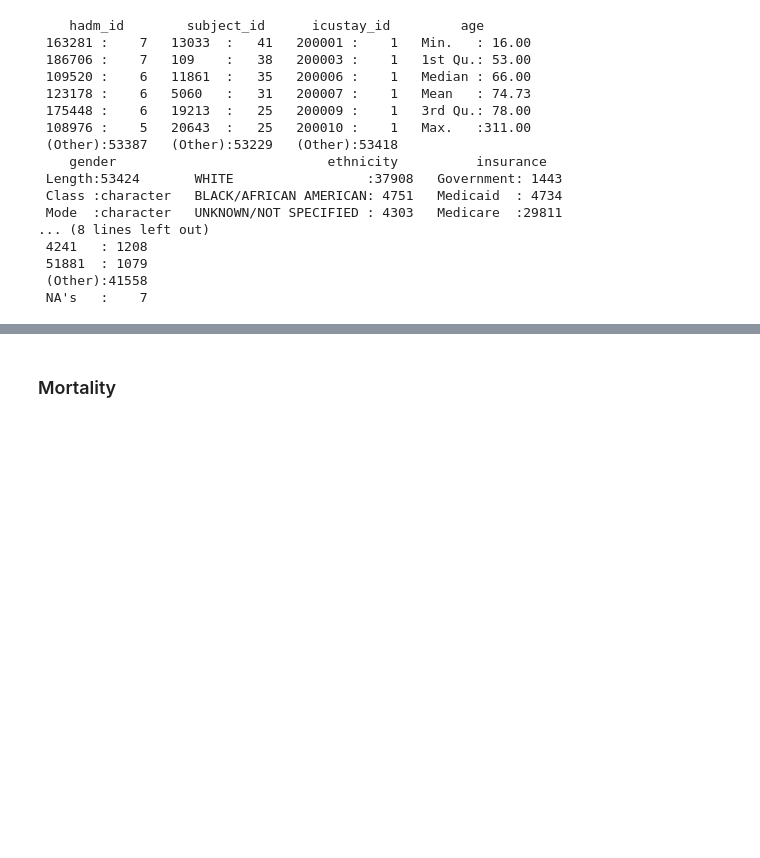
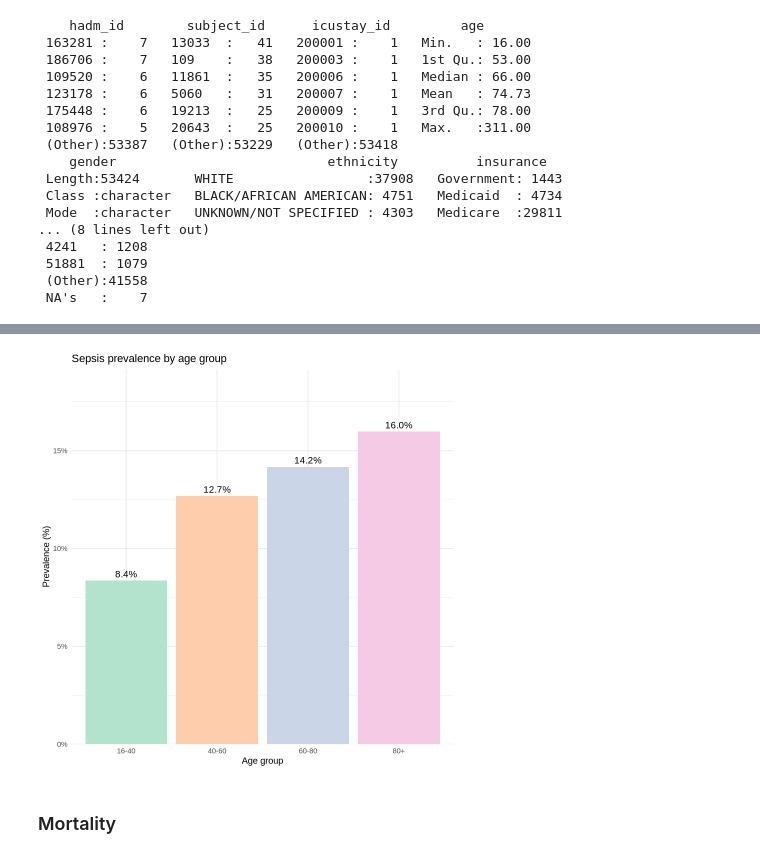
Before and after one commit to Blanqui04/EHR-A3-Group-B, a Jupyter notebook: analysis/Activity-A3.ipynb, the cells around one changed output, grey strips where cells are left out. Saved outputs shown, nothing was run; the diff lists cells and outputs as text; code cells hidden in the pictures; blank space fills up the shorter version.

```diff
--- a/analysis/Activity-A3.ipynb
+++ b/analysis/Activity-A3.ipynb
@@ -502,0 +585,16 @@ cohort_unique <- cohort_unique %>% drop_na()
+# %%
+prevalence_age <- cohort_unique %>%
+  mutate(age_group = cut(age,
+                         breaks = c(16, 40, 60, 80, Inf),
+                         labels = c("16-40", "40-60", "60-80", "80+"),
+                         right = FALSE)) %>%
+  group_by(age_group) %>%
+  summarise(
+    total_admissions = n(),
+    sepsis_cases = sum(sepsis == "1"),
+    prevalence_prop = sepsis_cases / total_admissions
+  ) %>%
+  # Delate NA if there are unknown ages
+  filter(!is.na(age_group))
+
+prevalence_age
@@ -503,3 +609,18 @@ cohort_unique <- cohort_unique %>% drop_na()
+# %%
+ggplot(prevalence_age, aes(x = age_group, y = prevalence_prop, fill = age_group)) +
+  geom_col() +
+  geom_text(aes(label = scales::percent(prevalence_prop, accuracy = 0.1)),
+            vjust = -0.5, size = 4) +
+  scale_y_continuous(labels = scales::percent,
+                     expand = expansion(mult = c(0, 0.2))) +
+  scale_fill_brewer(palette = "Pastel2") +
+  labs(title = "Sepsis prevalence by age group",
+       x = "Age group",
+       y = "Prevalence (%)") +
+  theme_minimal() +
+  theme(legend.position = "none")
+# %% [output]
+[figure, added]
 # %% [markdown]
 ### Mortality
 # %%
```
Also changed, not shown: parts of 12 cells of this notebook.
